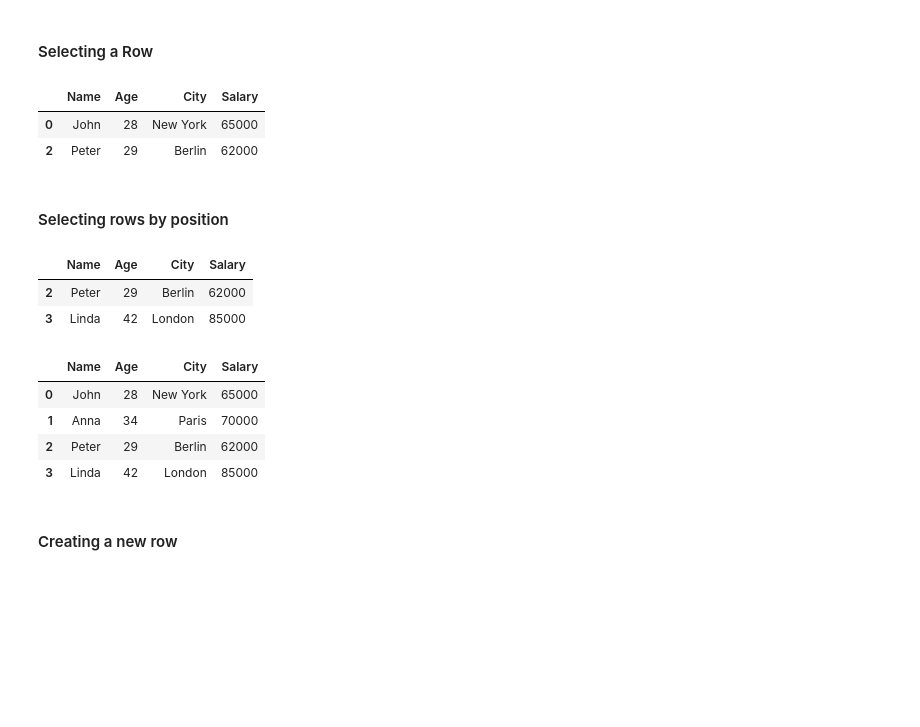
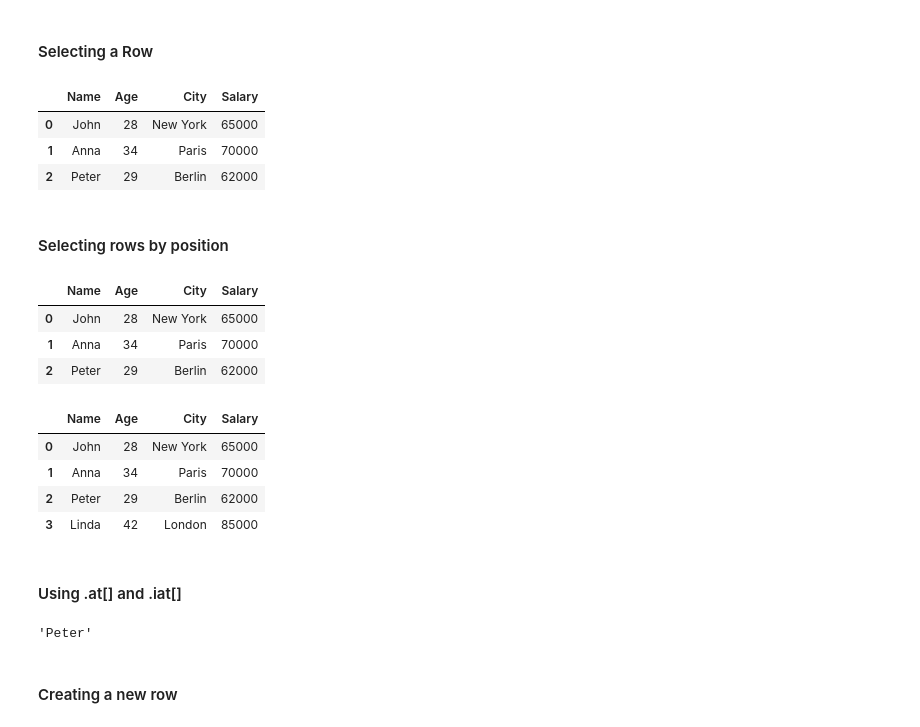
Before and after one commit to dipesh26/AI-ML-Engineer-Prep, a Jupyter notebook: Data_Science/Pandas/Pandas_basics/pandas_dataframes.ipynb, the cells around one changed output. Drawn from its saved outputs; the diff is of its cells as text; code cells hidden in the pictures; blank space fills up the shorter version.

```diff
--- a/Data_Science/Pandas/Pandas_basics/pandas_dataframes.ipynb
+++ b/Data_Science/Pandas/Pandas_basics/pandas_dataframes.ipynb
@@ -105,19 +105,23 @@ df2
 # %%
 df2.loc[0]  # Access a row
 df2.loc[[0,2]]  # Access multiple rows
+df2.loc[0:2]  # Includes both 0 and 2 (label-based slicing)
 # %% [output]
 |  | Name | Age | City | Salary |
 | 0 | John | 28 | New York | 65000 |
+| 1 | Anna | 34 | Paris | 70000 |
 | 2 | Peter | 29 | Berlin | 62000 |
 # %% [markdown]
 #### Selecting rows by position
 # %%
 df2.iloc[3]  # Access a row
 df2.iloc[[2,3]]  # Access multiple rows
+df2.iloc[:3]  # First three rows (slicing)
 # %% [output]
 |  | Name | Age | City | Salary |
+| 0 | John | 28 | New York | 65000 |
+| 1 | Anna | 34 | Paris | 70000 |
 | 2 | Peter | 29 | Berlin | 62000 |
-| 3 | Linda | 42 | London | 85000 |
 # %%
 df2
 # %% [output]
@@ -126,6 +130,13 @@ df2
 | 1 | Anna | 34 | Paris | 70000 |
 | 2 | Peter | 29 | Berlin | 62000 |
 | 3 | Linda | 42 | London | 85000 |
+# %% [markdown]
+#### Using .at[] and .iat[]
+# %%
+df2.at[2,'City']
+df2.iat[2, 0]
+# %% [output]
+'Peter'
 # %% [markdown]
 #### Creating a new row
 # %%
```
Also changed, not shown: parts of 1 cell of this notebook.
